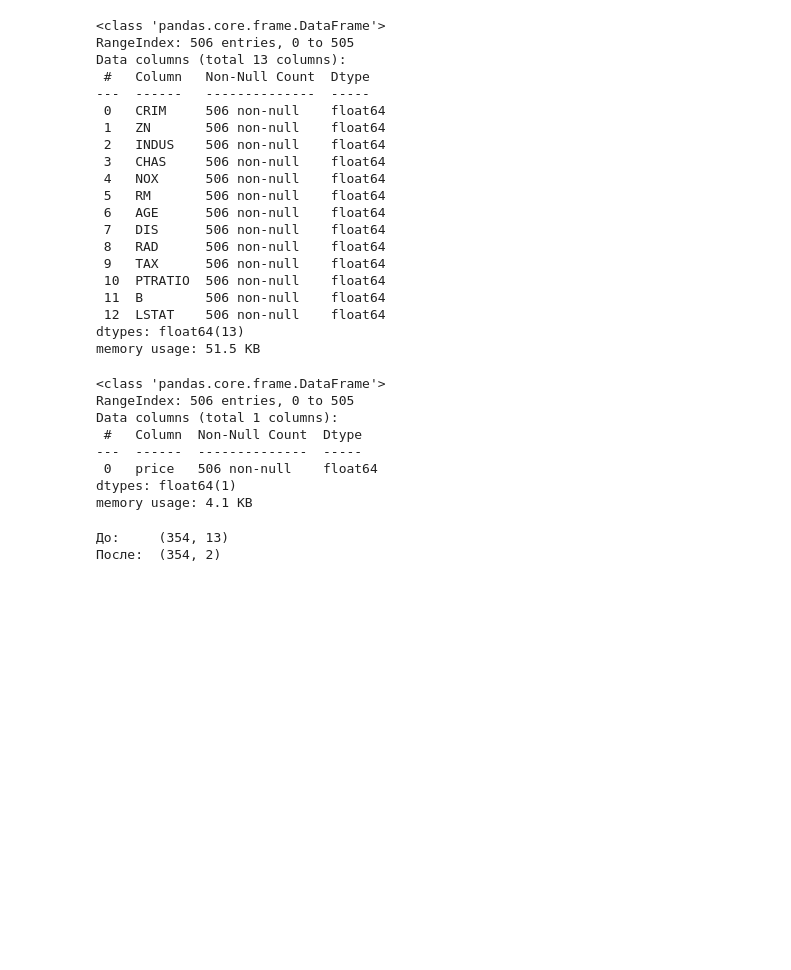
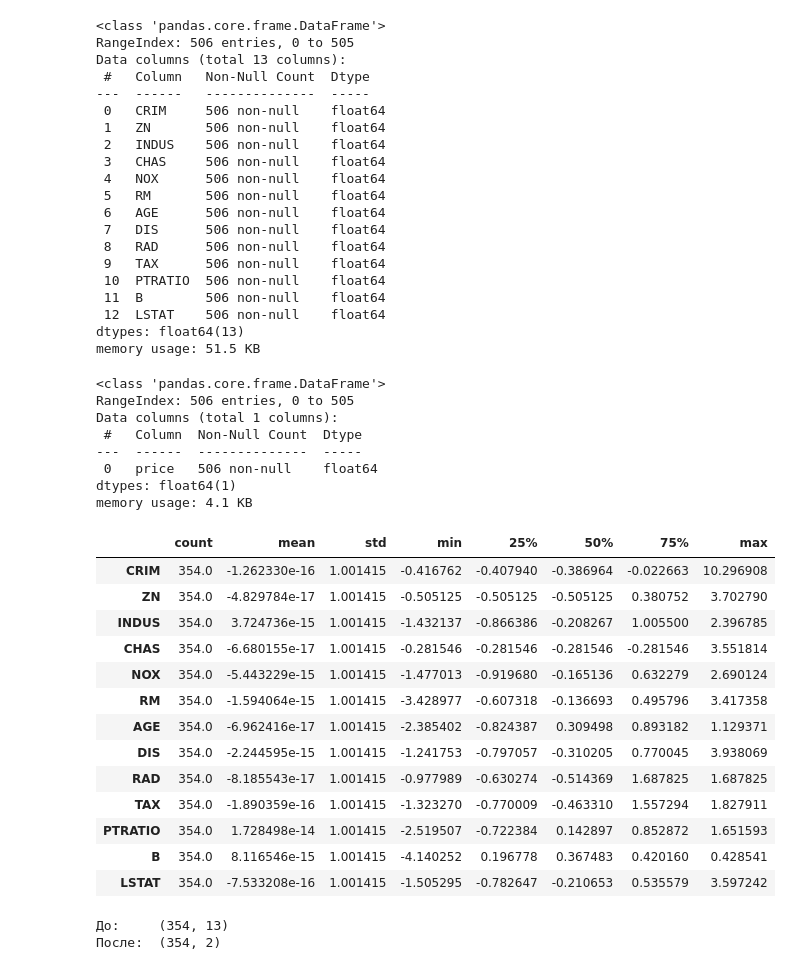
Before and after one commit to 181277Roman/Libraries-for-Python-GB-RT, a Jupyter notebook: HW_8.ipynb, the cells around one changed output. Drawn from its saved outputs; the diff is of its cells as text; code cells hidden in the pictures; blank space fills up the shorter version.

```diff
--- a/HW_8.ipynb
+++ b/HW_8.ipynb
@@ -84,9 +88,27 @@ X_train, X_test, y_train, y_test = train_test_split(X, y, test_size = 0.3, rando
 # %%
 from sklearn.preprocessing import StandardScaler
 
 scaler = StandardScaler() # масштабирование данных
-X_train_scaled = pd.DataFrame(scaler.fit_transform(X_train), columns=X_train.columns)
-X_test_scaled = pd.DataFrame(scaler.transform(X_test), columns=X_test.columns)
+X_train_scaled = pd.DataFrame(scaler.fit_transform(X_train), columns=X_train.columns, index = X_train.index)
+X_test_scaled = pd.DataFrame(scaler.transform(X_test), columns=X_test.columns, index = X_test.index)
+
+features = X_train_scaled.iloc[:, :]
+features.describe().T
+# %% [output]
+|  | count | mean | std | min | 25% | 50% | 75% | max |
+| CRIM | 354.0 | -1.262330e-16 | 1.001415 | -0.416762 | -0.407940 | -0.386964 | -0.022663 | 10.296908 |
+| ZN | 354.0 | -4.829784e-17 | 1.001415 | -0.505125 | -0.505125 | -0.505125 | 0.380752 | 3.702790 |
+| INDUS | 354.0 | 3.724736e-15 | 1.001415 | -1.432137 | -0.866386 | -0.208267 | 1.005500 | 2.396785 |
+| CHAS | 354.0 | -6.680155e-17 | 1.001415 | -0.281546 | -0.281546 | -0.281546 | -0.281546 | 3.551814 |
+| NOX | 354.0 | -5.443229e-15 | 1.001415 | -1.477013 | -0.919680 | -0.165136 | 0.632279 | 2.690124 |
+| RM | 354.0 | -1.594064e-15 | 1.001415 | -3.428977 | -0.607318 | -0.136693 | 0.495796 | 3.417358 |
+| AGE | 354.0 | -6.962416e-17 | 1.001415 | -2.385402 | -0.824387 | 0.309498 | 0.893182 | 1.129371 |
+| DIS | 354.0 | -2.244595e-15 | 1.001415 | -1.241753 | -0.797057 | -0.310205 | 0.770045 | 3.938069 |
+| RAD | 354.0 | -8.185543e-17 | 1.001415 | -0.977989 | -0.630274 | -0.514369 | 1.687825 | 1.687825 |
+| TAX | 354.0 | -1.890359e-16 | 1.001415 | -1.323270 | -0.770009 | -0.463310 | 1.557294 | 1.827911 |
+| PTRATIO | 354.0 | 1.728498e-14 | 1.001415 | -2.519507 | -0.722384 | 0.142897 | 0.852872 | 1.651593 |
+| B | 354.0 | 8.116546e-15 | 1.001415 | -4.140252 | 0.196778 | 0.367483 | 0.420160 | 0.428541 |
+| LSTAT | 354.0 | -7.533208e-16 | 1.001415 | -1.505295 | -0.782647 | -0.210653 | 0.535579 | 3.597242 |
 # %%
 from sklearn.manifold import TSNE
 # %%
```
Also changed, not shown: parts of 11 cells of this notebook.
